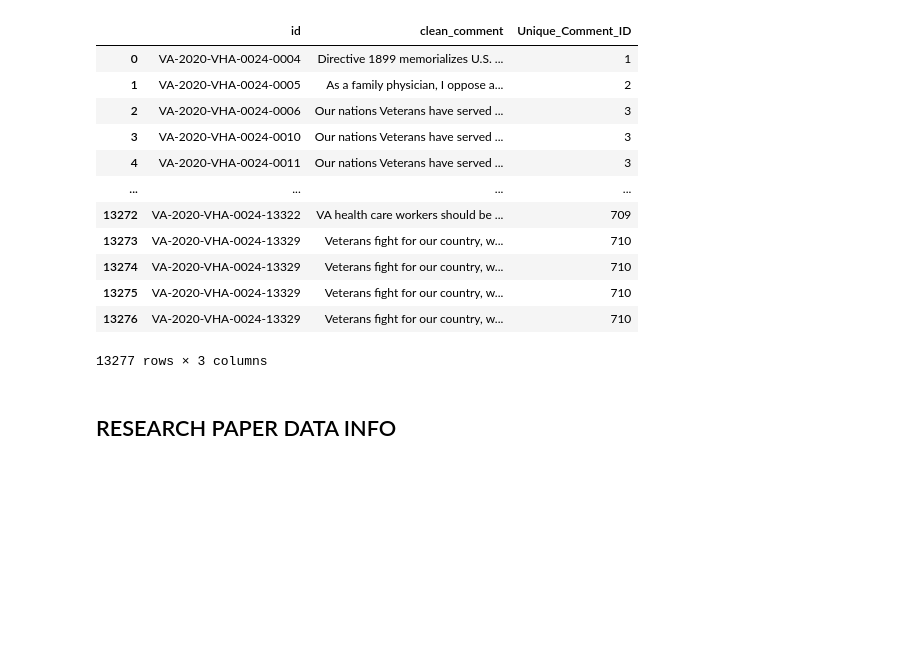
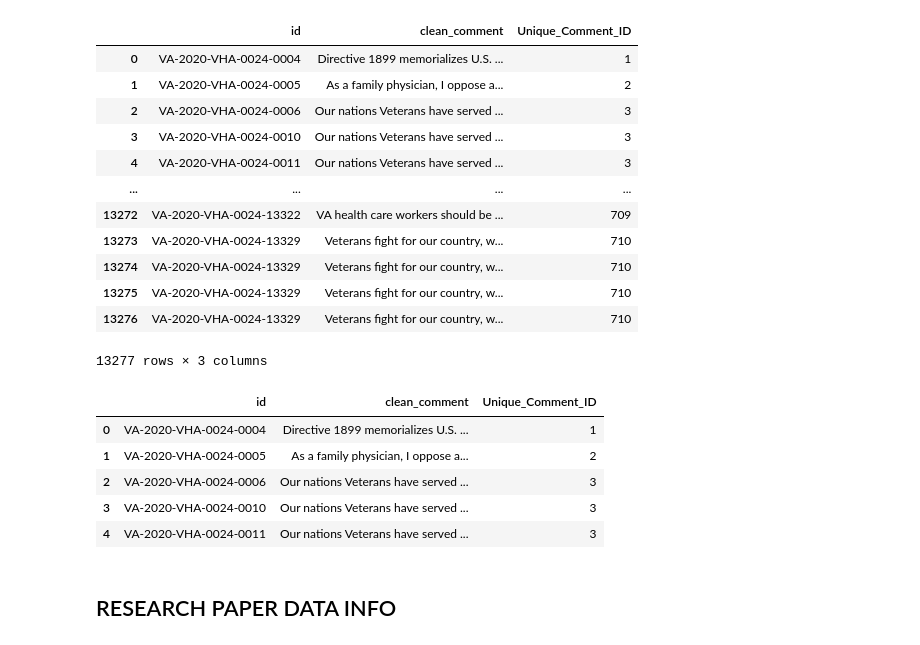
Before and after one commit to papagorgio23/msds_capstone, a Jupyter notebook: dev/dev_notebook.ipynb, the cells around one changed output. Drawn from its saved outputs; the diff is of its cells as text; code cells hidden in the pictures; blank space fills up the shorter version.

```diff
--- a/dev/dev_notebook.ipynb
+++ b/dev/dev_notebook.ipynb
@@ -347,6 +347,15 @@ final_df_75
 | 13275 | VA-2020-VHA-0024-13329 | Veterans fight for our country, w... | 710 |
 | 13276 | VA-2020-VHA-0024-13329 | Veterans fight for our country, w... | 710 |
 13277 rows × 3 columns
+# %%
+final_df_75.head()
+# %% [output]
+|  | id | clean_comment | Unique_Comment_ID |
+| 0 | VA-2020-VHA-0024-0004 | Directive 1899 memorializes U.S. ... | 1 |
+| 1 | VA-2020-VHA-0024-0005 | As a family physician, I oppose a... | 2 |
+| 2 | VA-2020-VHA-0024-0006 | Our nations Veterans have served ... | 3 |
+| 3 | VA-2020-VHA-0024-0010 | Our nations Veterans have served ... | 3 |
+| 4 | VA-2020-VHA-0024-0011 | Our nations Veterans have served ... | 3 |
 # %% [markdown]
 ## RESEARCH PAPER DATA INFO
 # %%
```
